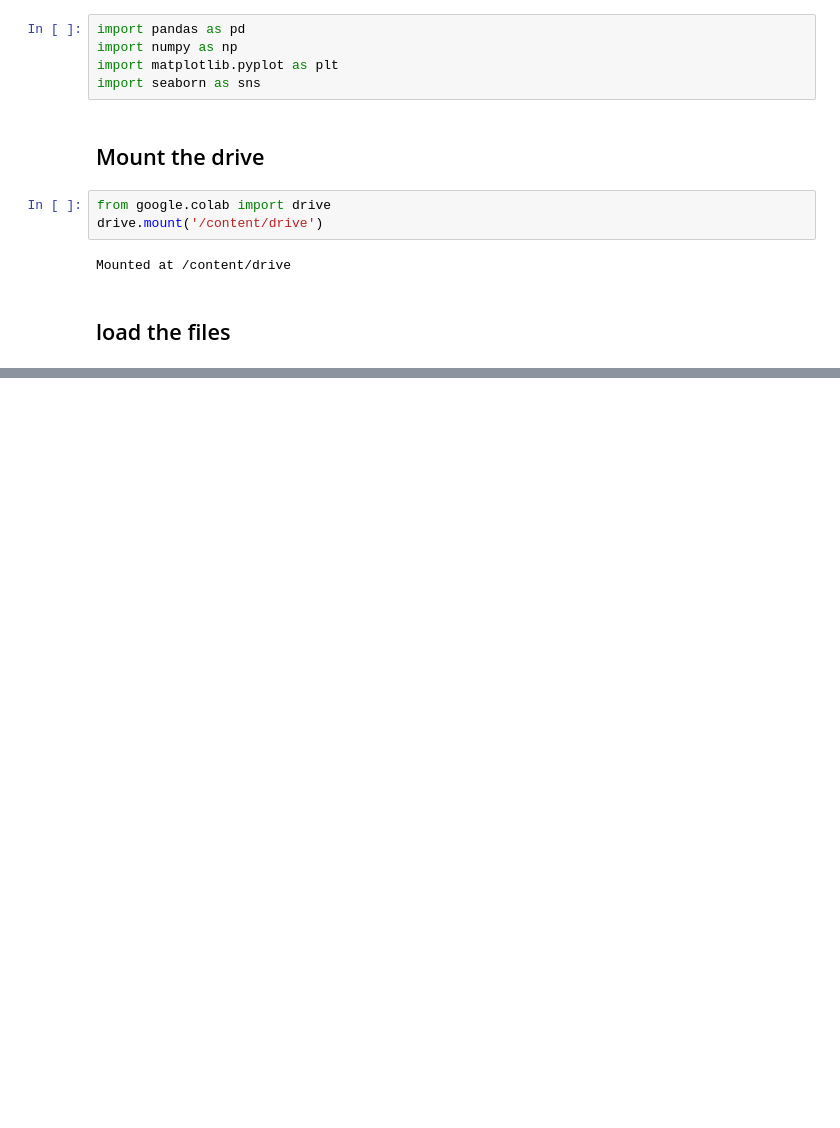
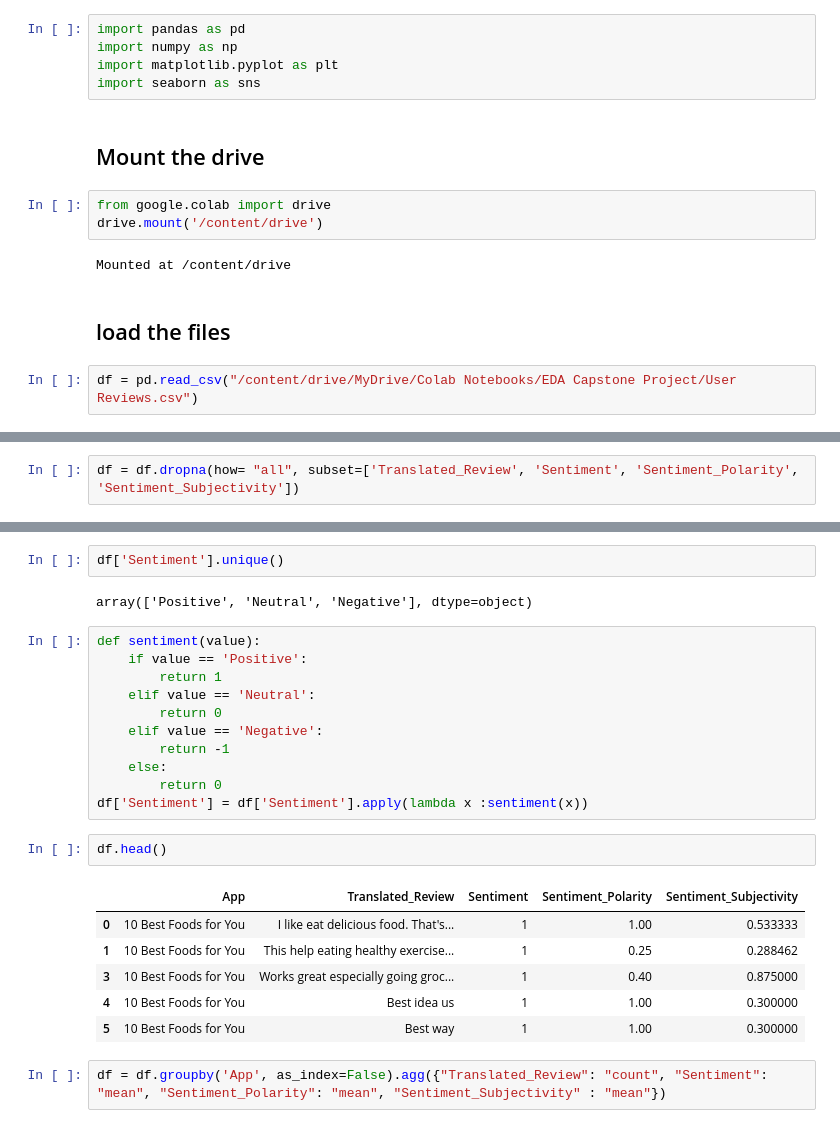
Before and after one commit to BharatSingla12/Play-Store-App-Review-Analysis-EDA-, a Jupyter notebook: Play_Store_App_Review_Analysis_Capstone_Project.ipynb, the cells around one changed output, grey strips where cells are left out. Cells and saved outputs as stored; diff of their text form; blank space fills up the shorter version.

```diff
--- a/Play_Store_App_Review_Analysis_Capstone_Project.ipynb
+++ b/Play_Store_App_Review_Analysis_Capstone_Project.ipynb
@@ -22,3 +22,5 @@ drive.mount('/content/drive')
 Mounted at /content/drive
 # %% [markdown]
 ## load the files
+# %%
+df = pd.read_csv("/content/drive/MyDrive/Colab Notebooks/EDA Capstone Project/User Reviews.csv")
@@ -24,0 +71,2 @@ Mounted at /content/drive
+# %%
+df = df.dropna(how= "all", subset=['Translated_Review', 'Sentiment', 'Sentiment_Polarity', 'Sentiment_Subjectivity'])
@@ -24,0 +82,26 @@ Mounted at /content/drive
+# %%
+df['Sentiment'].unique()
+# %% [output]
+array(['Positive', 'Neutral', 'Negative'], dtype=object)
+# %%
+def sentiment(value):
+    if value == 'Positive':
+        return 1
+    elif value == 'Neutral':
+        return 0
+    elif value == 'Negative':
+        return -1
+    else:
+        return 0
+df['Sentiment'] = df['Sentiment'].apply(lambda x :sentiment(x))
+# %%
+df.head()
+# %% [output]
+|  | App | Translated_Review | Sentiment | Sentiment_Polarity | Sentiment_Subjectivity |
+| 0 | 10 Best Foods for You | I like eat delicious food. That's... | 1 | 1.00 | 0.533333 |
+| 1 | 10 Best Foods for You | This help eating healthy exercise... | 1 | 0.25 | 0.288462 |
+| 3 | 10 Best Foods for You | Works great especially going groc... | 1 | 0.40 | 0.875000 |
+| 4 | 10 Best Foods for You | Best idea us | 1 | 1.00 | 0.300000 |
+| 5 | 10 Best Foods for You | Best way | 1 | 1.00 | 0.300000 |
+# %%
+df = df.groupby('App', as_index=False).agg({"Translated_Review": "count", "Sentiment": "mean", "Sentiment_Polarity": "mean", "Sentiment_Subjectivity" : "mean"})
```
Also changed, not shown: parts of 31 cells of this notebook.
